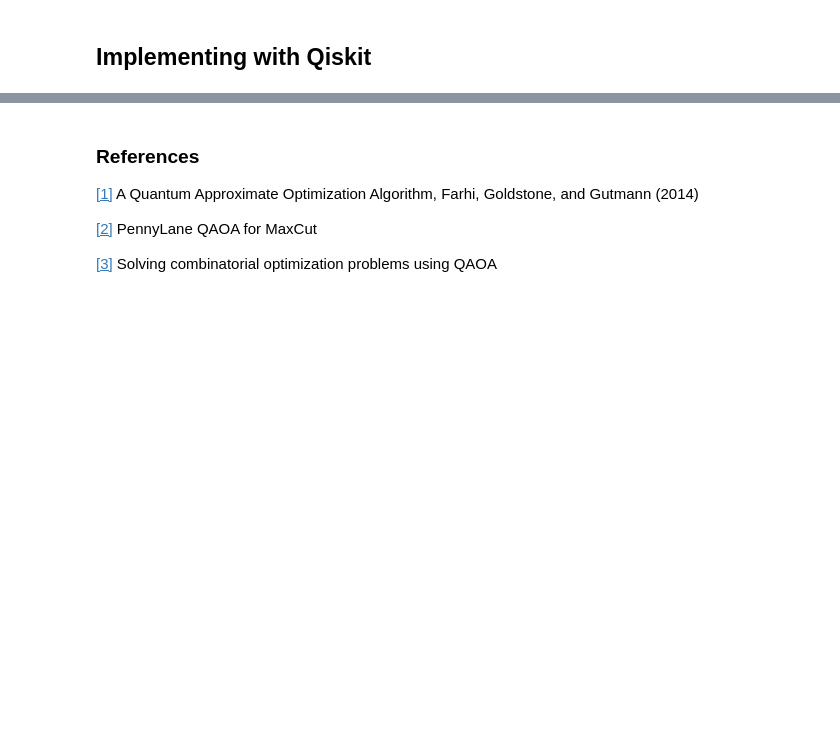
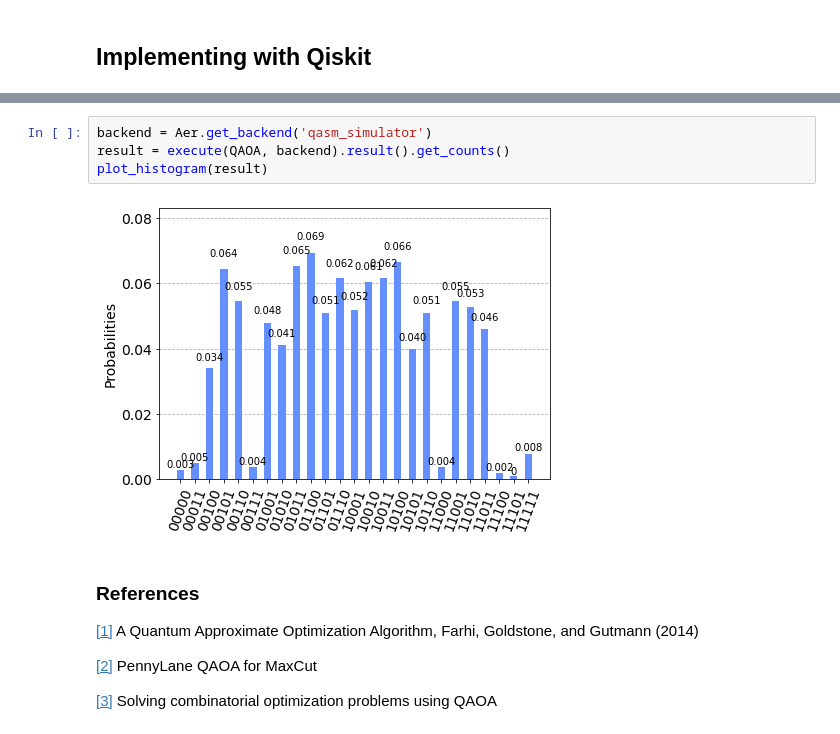
Before and after one commit to matheusmtta/Quantum-Machine-Learning, a Jupyter notebook: QAOA/MaxCut.ipynb, the cells around one changed output, grey strips where cells are left out. Drawn from its saved outputs; the diff is of its cells as text; blank space fills up the shorter version.

```diff
--- a/QAOA/MaxCut.ipynb
+++ b/QAOA/MaxCut.ipynb
@@ -292,3 +339,9 @@ array([[-0.56466034,  0.15297729],
+# %%
+backend = Aer.get_backend('qasm_simulator')
+result = execute(QAOA, backend).result().get_counts()
+plot_histogram(result)
+# %% [output]
+[figure, added]
 # %% [markdown]
 ### References
 
```
Also changed, not shown: parts of 8 cells of this notebook, 1 other file.
